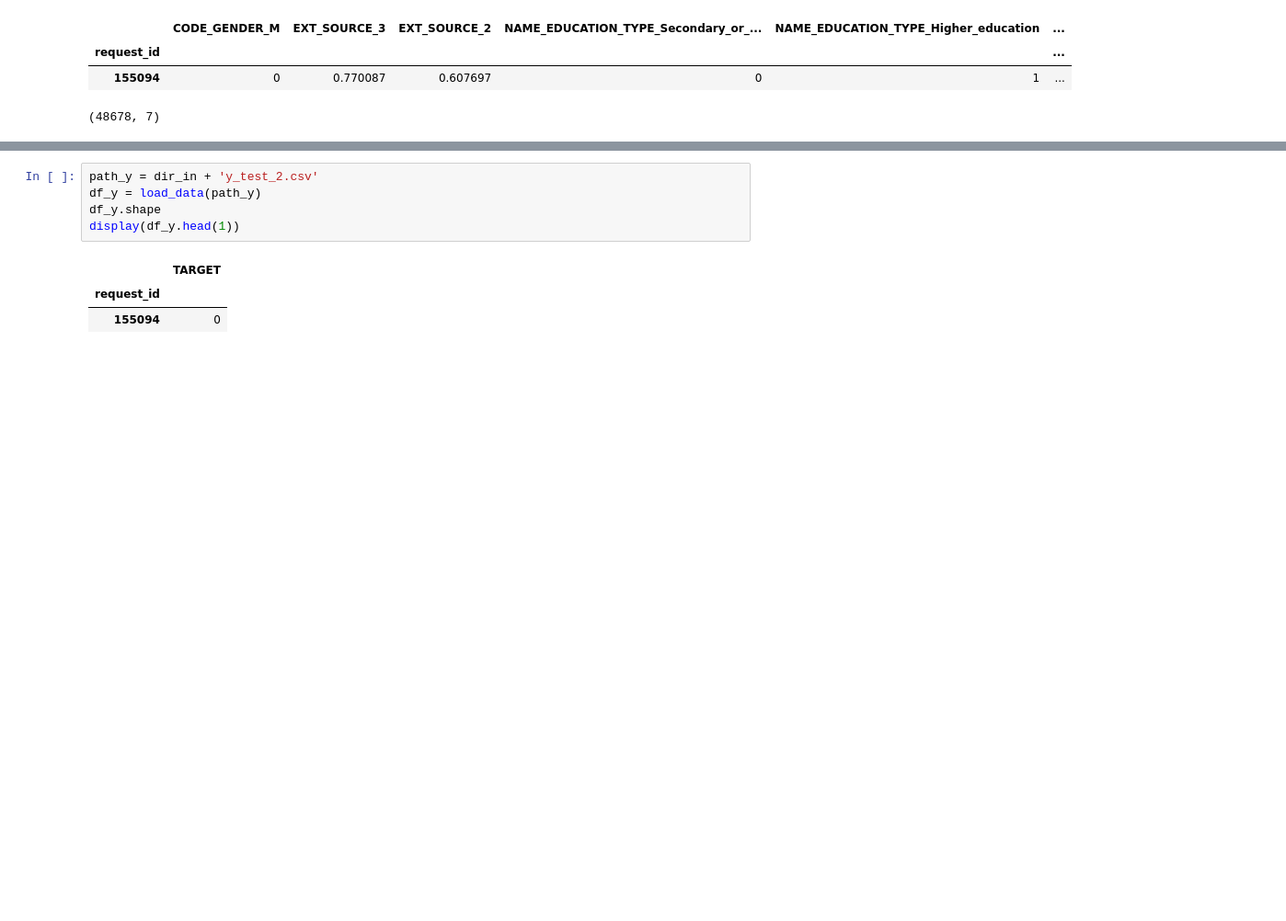
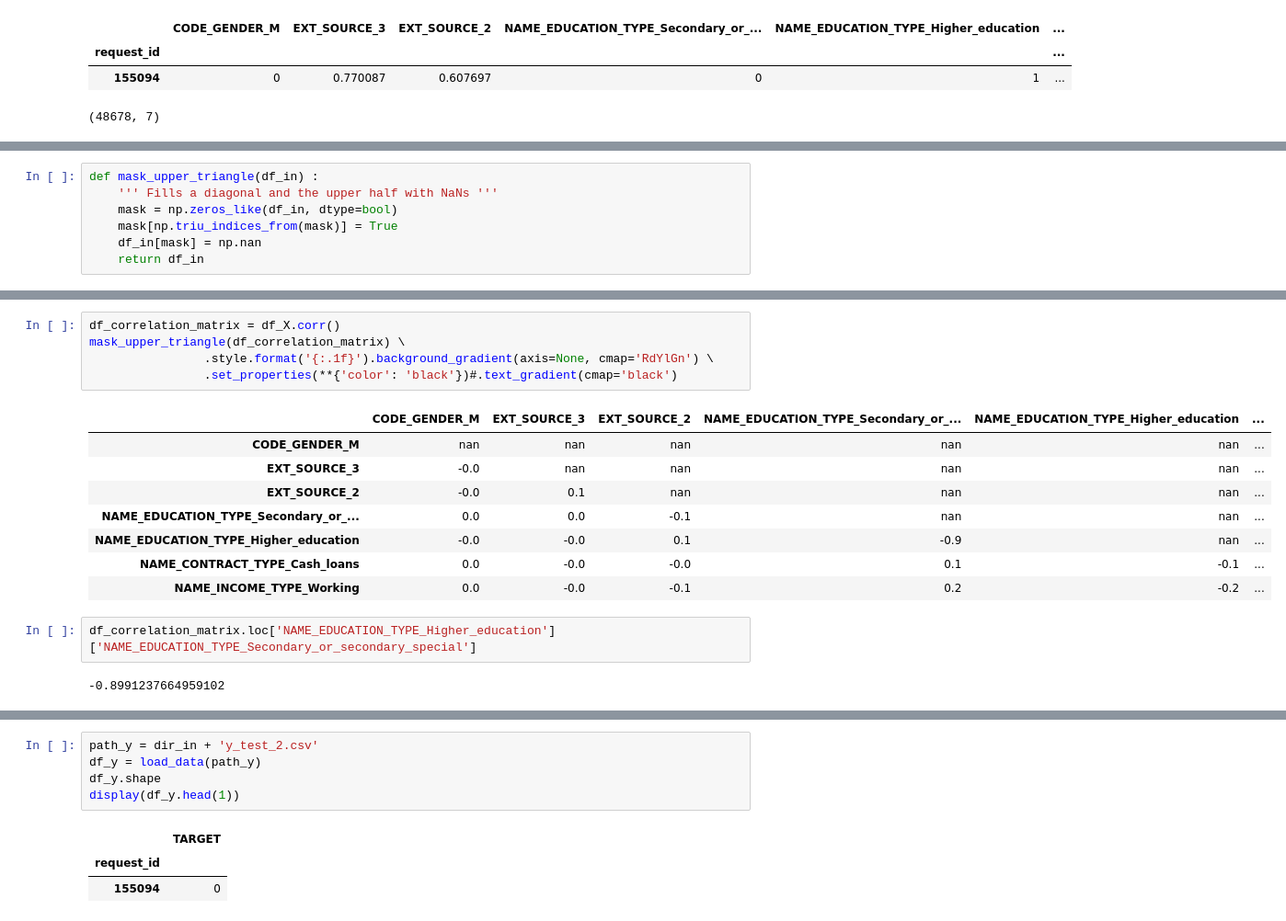
Before and after one commit to JeanRosselVallee/project_8, a Jupyter notebook: project_8_preparatory.ipynb, the cells around one changed output, grey strips where cells are left out. Shown at 92% size. Saved outputs shown, nothing was run; the diff lists cells and outputs as text; blank space fills up the shorter version.

```diff
--- a/project_8_preparatory.ipynb
+++ b/project_8_preparatory.ipynb
@@ -154,0 +157,7 @@ df_X.shape
+# %%
+def mask_upper_triangle(df_in) :
+    ''' Fills a diagonal and the upper half with NaNs '''
+    mask = np.zeros_like(df_in, dtype=bool)
+    mask[np.triu_indices_from(mask)] = True
+    df_in[mask] = np.nan
+    return df_in
@@ -154,0 +178,18 @@ df_X.shape
+# %%
+df_correlation_matrix = df_X.corr()
+mask_upper_triangle(df_correlation_matrix) \
+                .style.format('{:.1f}').background_gradient(axis=None, cmap='RdYlGn') \
+                .set_properties(**{'color': 'black'})#.text_gradient(cmap='black')
+# %% [output]
+|  | CODE_GENDER_M | EXT_SOURCE_3 | EXT_SOURCE_2 | NAME_EDUCATION_TYPE_Secondary_or_... | NAME_EDUCATION_TYPE_Higher_education | ... |
+| CODE_GENDER_M | nan | nan | nan | nan | nan | ... |
+| EXT_SOURCE_3 | -0.0 | nan | nan | nan | nan | ... |
+| EXT_SOURCE_2 | -0.0 | 0.1 | nan | nan | nan | ... |
+| NAME_EDUCATION_TYPE_Secondary_or_... | 0.0 | 0.0 | -0.1 | nan | nan | ... |
+| NAME_EDUCATION_TYPE_Higher_education | -0.0 | -0.0 | 0.1 | -0.9 | nan | ... |
+| NAME_CONTRACT_TYPE_Cash_loans | 0.0 | -0.0 | -0.0 | 0.1 | -0.1 | ... |
+| NAME_INCOME_TYPE_Working | 0.0 | -0.0 | -0.1 | 0.2 | -0.2 | ... |
+# %%
+df_correlation_matrix.loc['NAME_EDUCATION_TYPE_Higher_education']['NAME_EDUCATION_TYPE_Secondary_or_secondary_special']
+# %% [output]
+-0.8991237664959102
```
Also changed, not shown: parts of 25 cells of this notebook, 6 other files.
